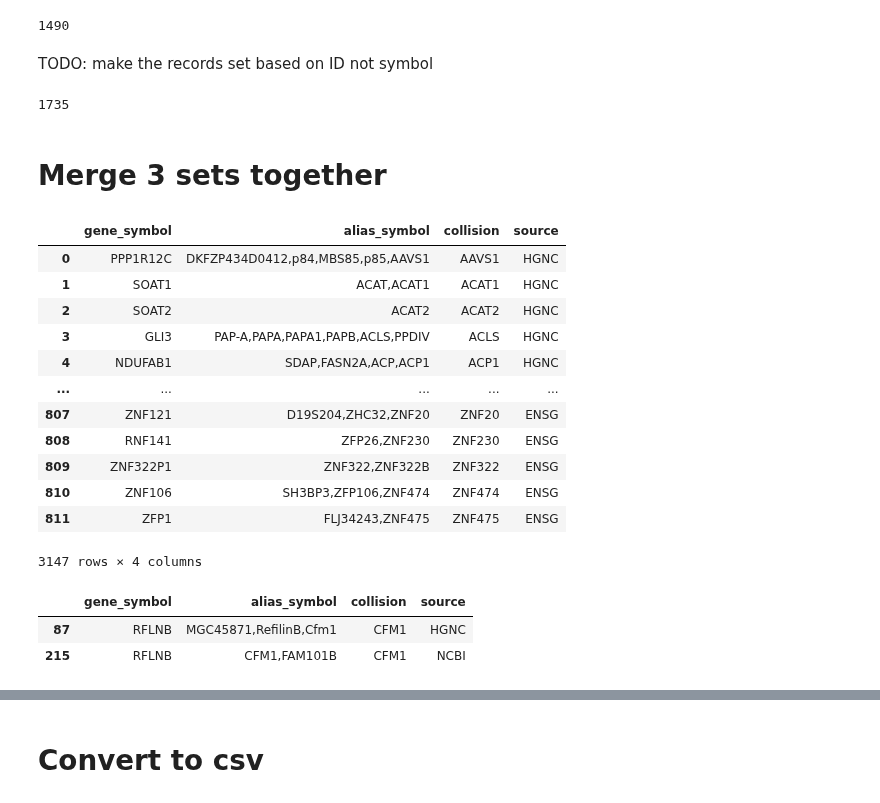
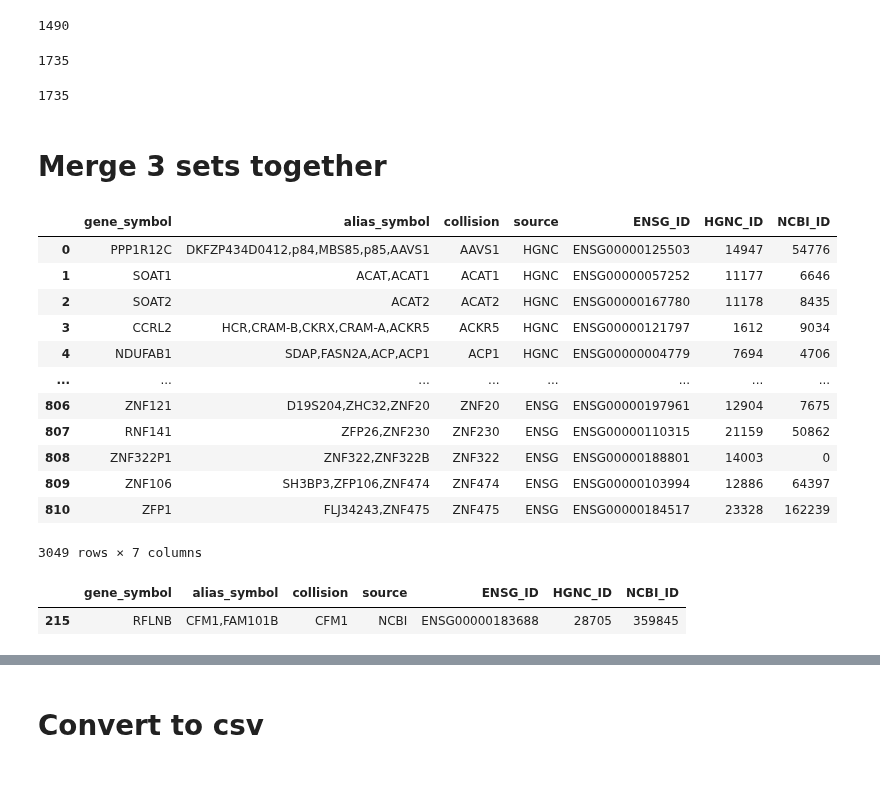
Before and after one commit to cancervariants/gene-harmony-analysis, a Jupyter notebook: analysis/1_alias_primary_collision_analysis.ipynb, the cells around one changed output, grey strips where cells are left out. Saved outputs shown, nothing was run; the diff lists cells and outputs as text; code cells hidden in the pictures.

```diff
--- a/analysis/1_alias_primary_collision_analysis.ipynb
+++ b/analysis/1_alias_primary_collision_analysis.ipynb
@@ -928,6 +910,4 @@ ncbi_alias_primary_collision_set = set(
 len(ncbi_alias_primary_collision_set)
 # %% [output]
 1490
-# %% [markdown]
-TODO: make the records set based on ID not symbol
 # %%
@@ -937,42 +915,48 @@ ncbi_alias_primary_collision_primary_symbol_set = set(
 len(ncbi_alias_primary_collision_primary_symbol_set)
 # %% [output]
 1735
+# %%
+ncbi_alias_primary_collision_gene_record_set = set(
+    merged_alias_ap_collision_ncbi_df["NCBI_ID"]
+)
+len(ncbi_alias_primary_collision_gene_record_set)
+# %% [output]
+1735
 # %% [markdown]
 # Merge 3 sets together
 # %%
 merged_alias_primary_collisions_df = pd.concat(
     [
         merged_alias_ap_collision_hgnc_df[
-            ["gene_symbol", "alias_symbol", "collision", "source"]
+            ["gene_symbol", "alias_symbol", "collision", "source", "ENSG_ID", "HGNC_ID", "NCBI_ID"]
         ],
         merged_alias_ap_collision_ncbi_df[
-            ["gene_symbol", "alias_symbol", "collision", "source"]
+            ["gene_symbol", "alias_symbol", "collision", "source", "ENSG_ID", "HGNC_ID", "NCBI_ID"]
         ],
         merged_alias_ap_collision_ensg_df[
-            ["gene_symbol", "alias_symbol", "collision", "source"]
+            ["gene_symbol", "alias_symbol", "collision", "source", "ENSG_ID", "HGNC_ID", "NCBI_ID"]
         ],
     ]
 )
 merged_alias_primary_collisions_df
 # %% [output]
-|  | gene_symbol | alias_symbol | collision | source |
-| 0 | PPP1R12C | DKFZP434D0412,p84,MBS85,p85,AAVS1 | AAVS1 | HGNC |
-| 1 | SOAT1 | ACAT,ACAT1 | ACAT1 | HGNC |
-| 2 | SOAT2 | ACAT2 | ACAT2 | HGNC |
-| 3 | GLI3 | PAP-A,PAPA,PAPA1,PAPB,ACLS,PPDIV | ACLS | HGNC |
-| 4 | NDUFAB1 | SDAP,FASN2A,ACP,ACP1 | ACP1 | HGNC |
-| ... | ... | ... | ... | ... |
-| 807 | ZNF121 | D19S204,ZHC32,ZNF20 | ZNF20 | ENSG |
-| 808 | RNF141 | ZFP26,ZNF230 | ZNF230 | ENSG |
-| 809 | ZNF322P1 | ZNF322,ZNF322B | ZNF322 | ENSG |
-| 810 | ZNF106 | SH3BP3,ZFP106,ZNF474 | ZNF474 | ENSG |
-| 811 | ZFP1 | FLJ34243,ZNF475 | ZNF475 | ENSG |
+|  | gene_symbol | alias_symbol | collision | source | ENSG_ID | HGNC_ID | NCBI_ID |
+| 0 | PPP1R12C | DKFZP434D0412,p84,MBS85,p85,AAVS1 | AAVS1 | HGNC | ENSG00000125503 | 14947 | 54776 |
+| 1 | SOAT1 | ACAT,ACAT1 | ACAT1 | HGNC | ENSG00000057252 | 11177 | 6646 |
+| 2 | SOAT2 | ACAT2 | ACAT2 | HGNC | ENSG00000167780 | 11178 | 8435 |
+| 3 | CCRL2 | HCR,CRAM-B,CKRX,CRAM-A,ACKR5 | ACKR5 | HGNC | ENSG00000121797 | 1612 | 9034 |
+| 4 | NDUFAB1 | SDAP,FASN2A,ACP,ACP1 | ACP1 | HGNC | ENSG00000004779 | 7694 | 4706 |
+| ... | ... | ... | ... | ... | ... | ... | ... |
+| 806 | ZNF121 | D19S204,ZHC32,ZNF20 | ZNF20 | ENSG | ENSG00000197961 | 12904 | 7675 |
+| 807 | RNF141 | ZFP26,ZNF230 | ZNF230 | ENSG | ENSG00000110315 | 21159 | 50862 |
+| 808 | ZNF322P1 | ZNF322,ZNF322B | ZNF322 | ENSG | ENSG00000188801 | 14003 | 0 |
+| 809 | ZNF106 | SH3BP3,ZFP106,ZNF474 | ZNF474 | ENSG | ENSG00000103994 | 12886 | 64397 |
+| 810 | ZFP1 | FLJ34243,ZNF475 | ZNF475 | ENSG | ENSG00000184517 | 23328 | 162239 |
-3147 rows × 4 columns
+3049 rows × 7 columns
 # %%
 merged_alias_primary_collisions_df.loc[
     merged_alias_primary_collisions_df["collision"] == "CFM1"
 ]
 # %% [output]
-|  | gene_symbol | alias_symbol | collision | source |
-| 87 | RFLNB | MGC45871,RefilinB,Cfm1 | CFM1 | HGNC |
-| 215 | RFLNB | CFM1,FAM101B | CFM1 | NCBI |
+|  | gene_symbol | alias_symbol | collision | source | ENSG_ID | HGNC_ID | NCBI_ID |
+| 215 | RFLNB | CFM1,FAM101B | CFM1 | NCBI | ENSG00000183688 | 28705 | 359845 |
```
Also changed, not shown: parts of 110 cells of this notebook, 20 other files.
